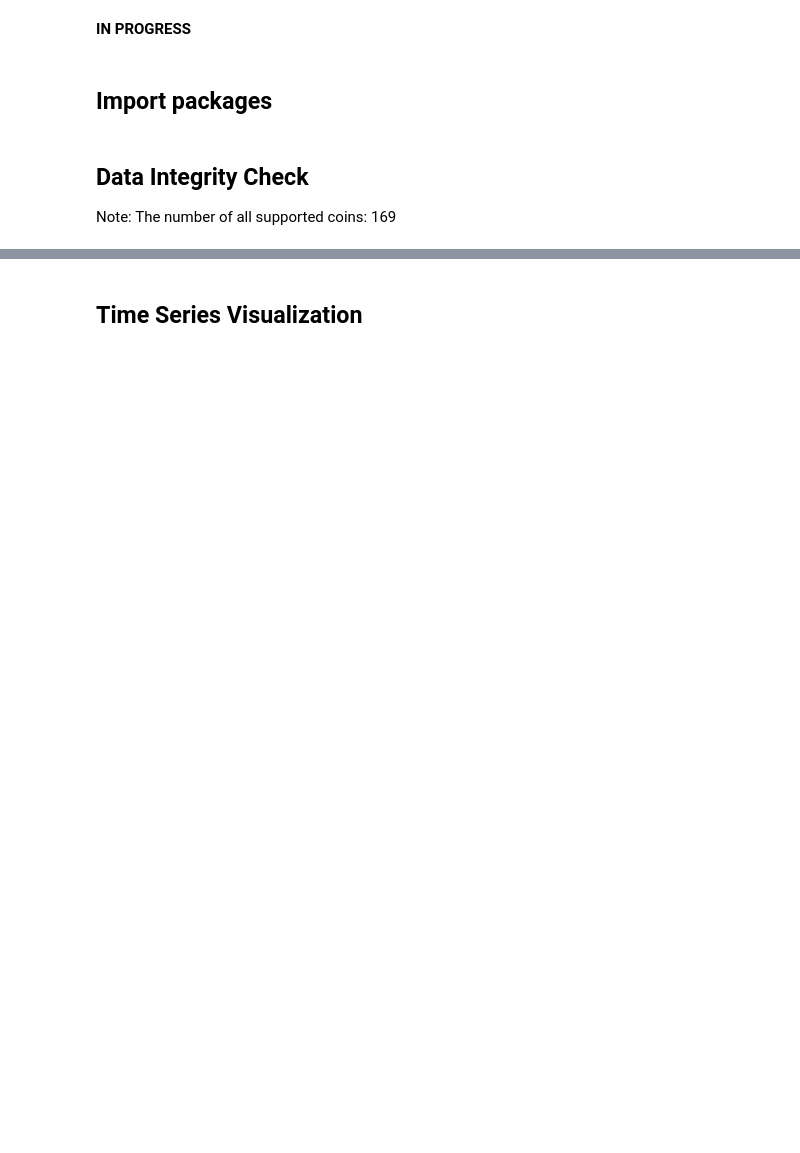
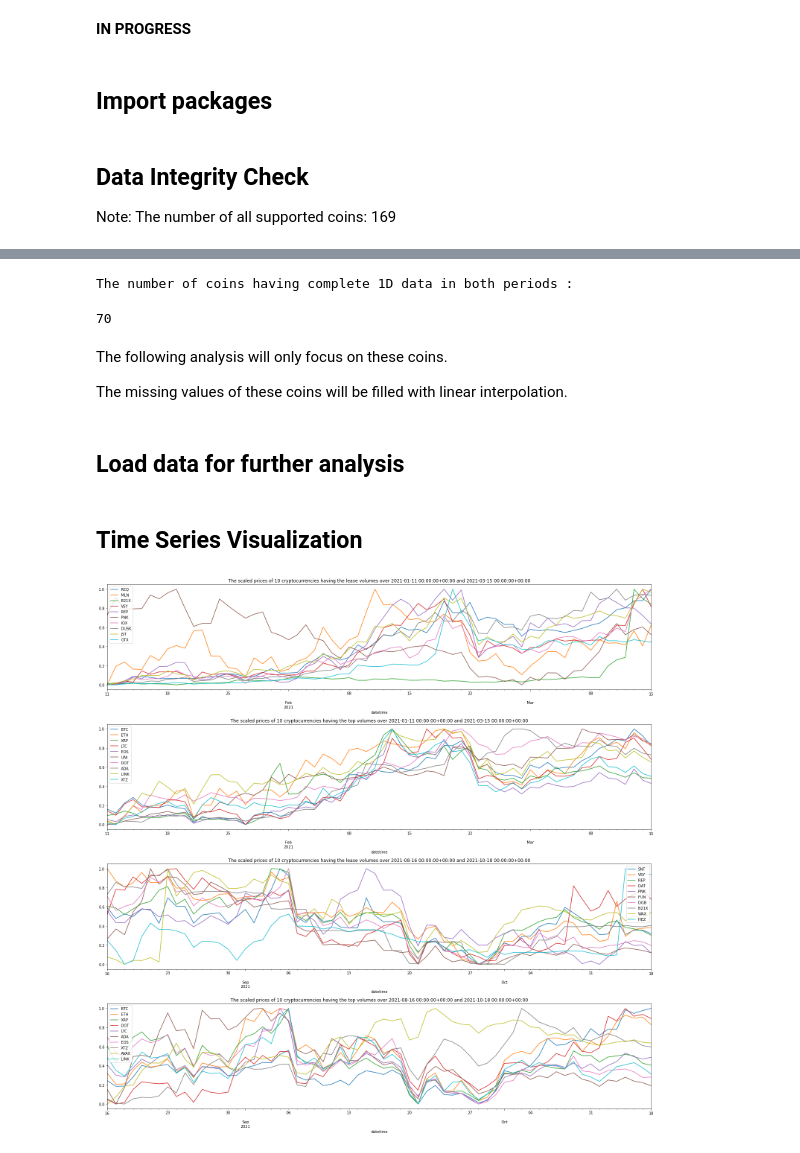
Before and after one commit to codingFerryman/crypto_market_hierarchy_structure, a Jupyter notebook: src/exploration.ipynb, the cells around one changed output, grey strips where cells are left out. Cells and saved outputs as stored; diff of their text form; code cells hidden in the pictures; blank space fills up the shorter version.

```diff
--- a/src/exploration.ipynb
+++ b/src/exploration.ipynb
@@ -38,2 +48,58 @@ for interval in intervals:
+# %%
+print(f'The number of coins having complete 1D data in both periods :')
+coins = list(set(coins_pass_check_1_3['1D']).intersection(set(coins_pass_check_8_10['1D'])))
+len(coins)
+# %% [output]
+The number of coins having complete 1D data in both periods :
+70
+# %% [markdown]
+The following analysis will only focus on these coins.
+
+The missing values of these coins will be filled with linear interpolation.
+# %% [markdown]
+## Load data for further analysis
+# %%
+data_path = "../data"
+
+data_1D_1_3_list = []
+data_1D_8_10_list = []
+interval = '1D'
+
+for coin in coins:
+    file_path = Path(data_path, interval, f"{coin}_USD_{interval}.csv").resolve()
+    data_1D_1_3_list.append(load_data(time_ranges[0][0], time_ranges[0][1], file_path, fill_na=True))
+    data_1D_8_10_list.append(load_data(time_ranges[1][0], time_ranges[1][1], file_path, fill_na=True))
+
+data_1D_1_3 = pd.concat(data_1D_1_3_list)
+data_1D_8_10 = pd.concat(data_1D_8_10_list)
 # %% [markdown]
 ## Time Series Visualization
+# %%
+data_1D_8_10['volumeUSD'] = data_1D_8_10['volume'] * data_1D_8_10['close']
+# %%
+fig, axs = plt.subplots(4, 1, figsize=(21, 21))
+axs = axs.ravel()
+
+scaler = MinMaxScaler()
+
+data_1D_1_3['volumeUSD'] = data_1D_1_3['volume'] * data_1D_1_3['close']
+data_1D_8_10['volumeUSD'] = data_1D_8_10['volume'] * data_1D_8_10['close']
+
+plot_coins_num = 10
+subplot_idx = 0
+for df in [data_1D_1_3, data_1D_8_10]:
+    df['volumeUSD'] = df['volume'] * df['close']
+    for asce in [True, False]:
+        for tick in df.groupby(level='coin').sum().volumeUSD.sort_values(ascending=asce).index[:plot_coins_num]:
+            scaler = MinMaxScaler()
+            _tmp_df = df[df.index.isin([tick], level='coin')].set_index('datetime').copy()
+            _tmp_df['price_std'] = scaler.fit_transform(_tmp_df[['close']])
+            _tmp_df['price_std'].plot(label=tick, ax=axs[subplot_idx])
+            axs[subplot_idx].legend()
+            _tmp_text = 'lease' if asce else 'top'
+            axs[subplot_idx].set_title(f'The scaled prices of {plot_coins_num} cryptocurrencies having the {_tmp_text} volumes over {min(df.datetime)} and {max(df.datetime)}')
+        subplot_idx += 1
+fig.tight_layout()
+plt.show()
+# %% [output]
+[figure, added]
```
Also changed, not shown: parts of 5 cells of this notebook, 1 other file.
